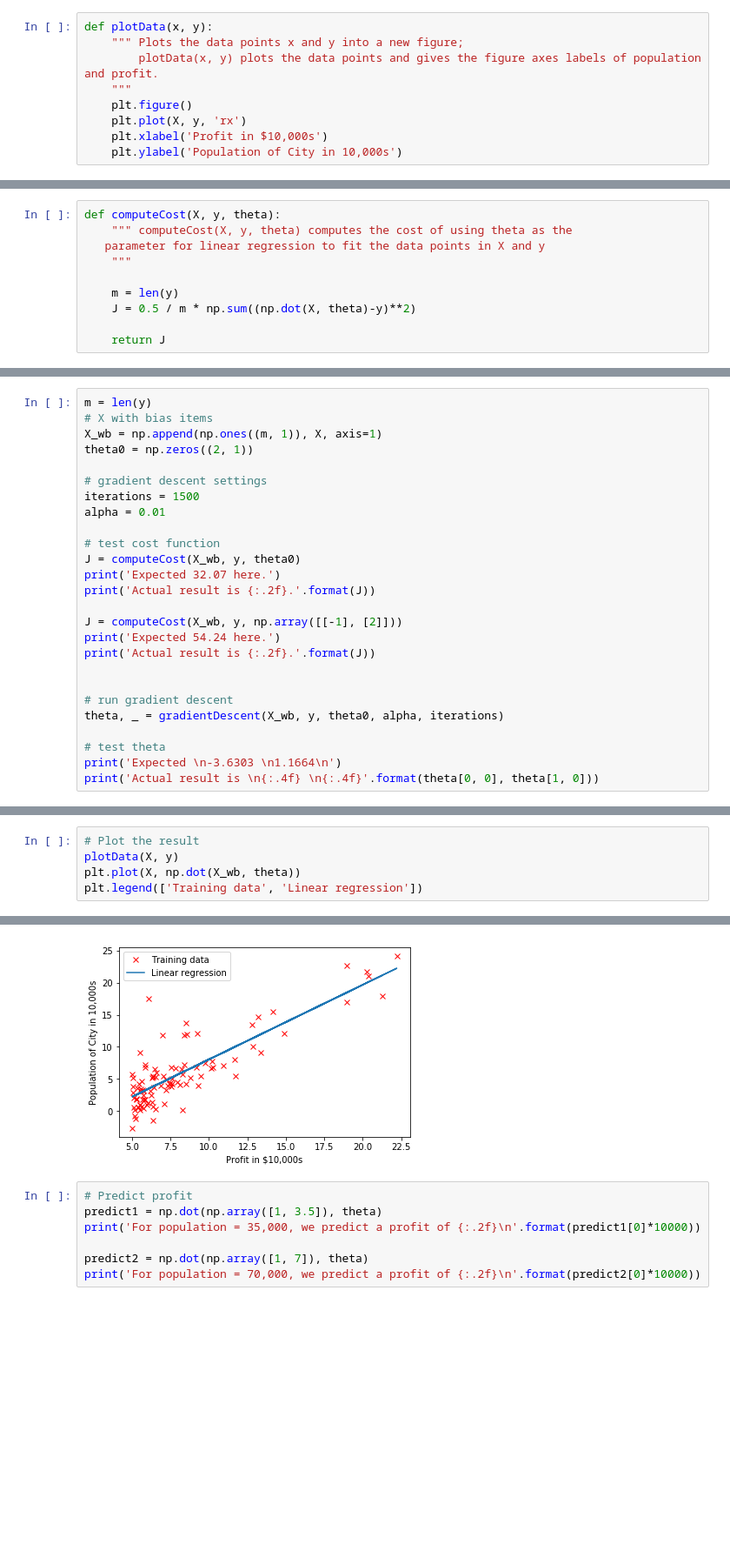
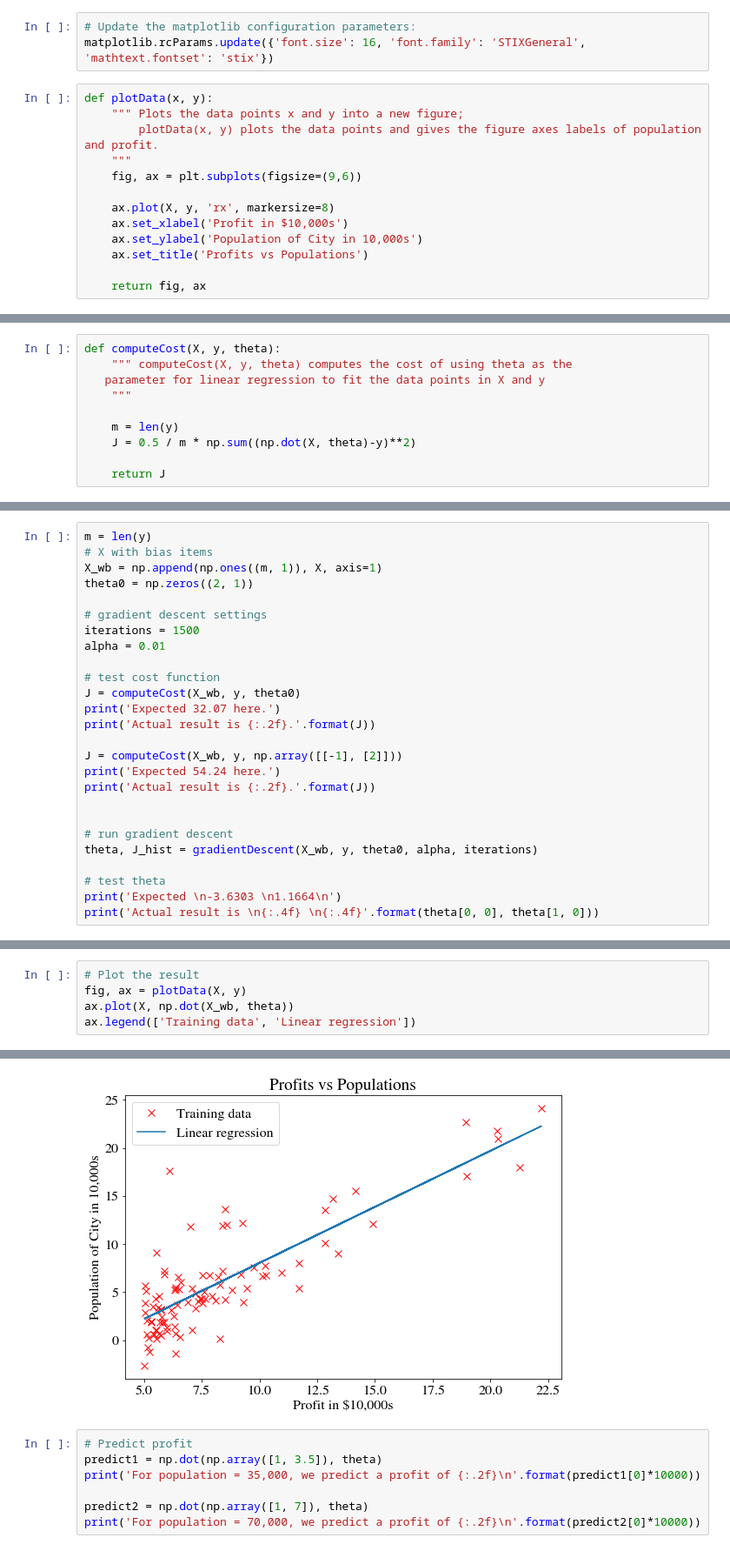
Before and after one commit to oeyh/NN, a Jupyter notebook: assignment1/Assignment 1.ipynb, the cells around one changed output, grey strips where cells are left out. Shown at 87% size. Saved outputs shown, nothing was run; the diff lists cells and outputs as text; blank space fills up the shorter version.

```diff
--- a/assignment1/Assignment 1.ipynb
+++ b/assignment1/Assignment 1.ipynb
@@ -14,13 +15,20 @@ import matplotlib.pyplot as plt
 %matplotlib inline
+# %%
+# Update the matplotlib configuration parameters:
+matplotlib.rcParams.update({'font.size': 16, 'font.family': 'STIXGeneral', 'mathtext.fontset': 'stix'})
 # %%
 def plotData(x, y):
     """ Plots the data points x and y into a new figure;
         plotData(x, y) plots the data points and gives the figure axes labels of population and profit.
     """
-    plt.figure()
-    plt.plot(X, y, 'rx')
-    plt.xlabel('Profit in $10,000s')
-    plt.ylabel('Population of City in 10,000s')
+    fig, ax = plt.subplots(figsize=(9,6))
+
+    ax.plot(X, y, 'rx', markersize=8)
+    ax.set_xlabel('Profit in $10,000s')
+    ax.set_ylabel('Population of City in 10,000s')
+    ax.set_title('Profits vs Populations')
+
+    return fig, ax
 # %%
 # load comma separated txt file
 data = np.loadtxt('ex1data1.txt', delimiter=',')
@@ -92,7 +100,7 @@ print('Actual result is {:.2f}.'.format(J))
 
 
 # run gradient descent
-theta, _ = gradientDescent(X_wb, y, theta0, alpha, iterations)
+theta, J_hist = gradientDescent(X_wb, y, theta0, alpha, iterations)
 
 # test theta
 print('Expected \n-3.6303 \n1.1664\n')
@@ -112,12 +119,12 @@ Actual result is
 1.1664
 # %%
 # Plot the result
-plotData(X, y)
-plt.plot(X, np.dot(X_wb, theta))
-plt.legend(['Training data', 'Linear regression'])
+fig, ax = plotData(X, y)
+ax.plot(X, np.dot(X_wb, theta))
+ax.legend(['Training data', 'Linear regression'])
 # %% [output]
 <matplotlib.legend.Legend at 0x...>
-[figure, old version]
+[figure, new version]
 # %%
 # Predict profit
 predict1 = np.dot(np.array([1, 3.5]), theta)
```
Also changed, not shown: parts of 11 cells of this notebook.
